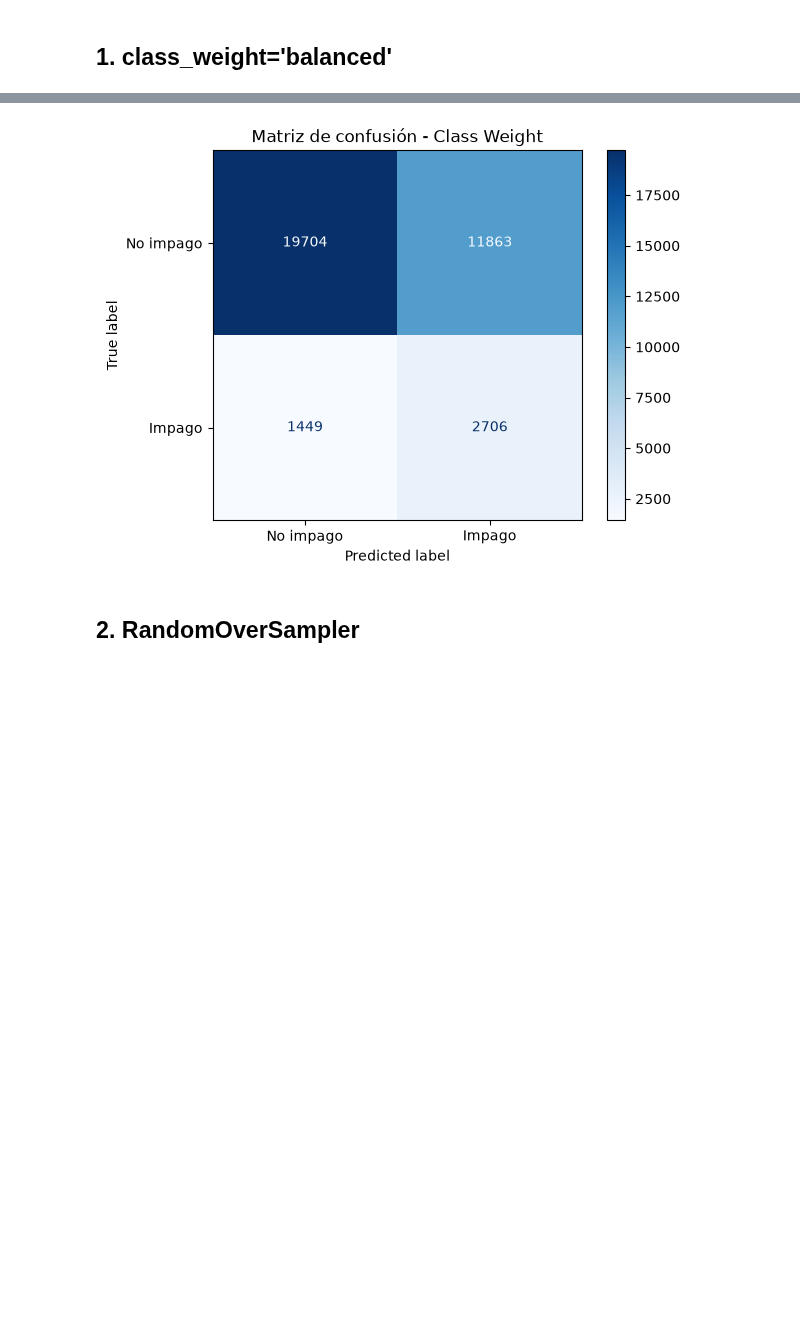
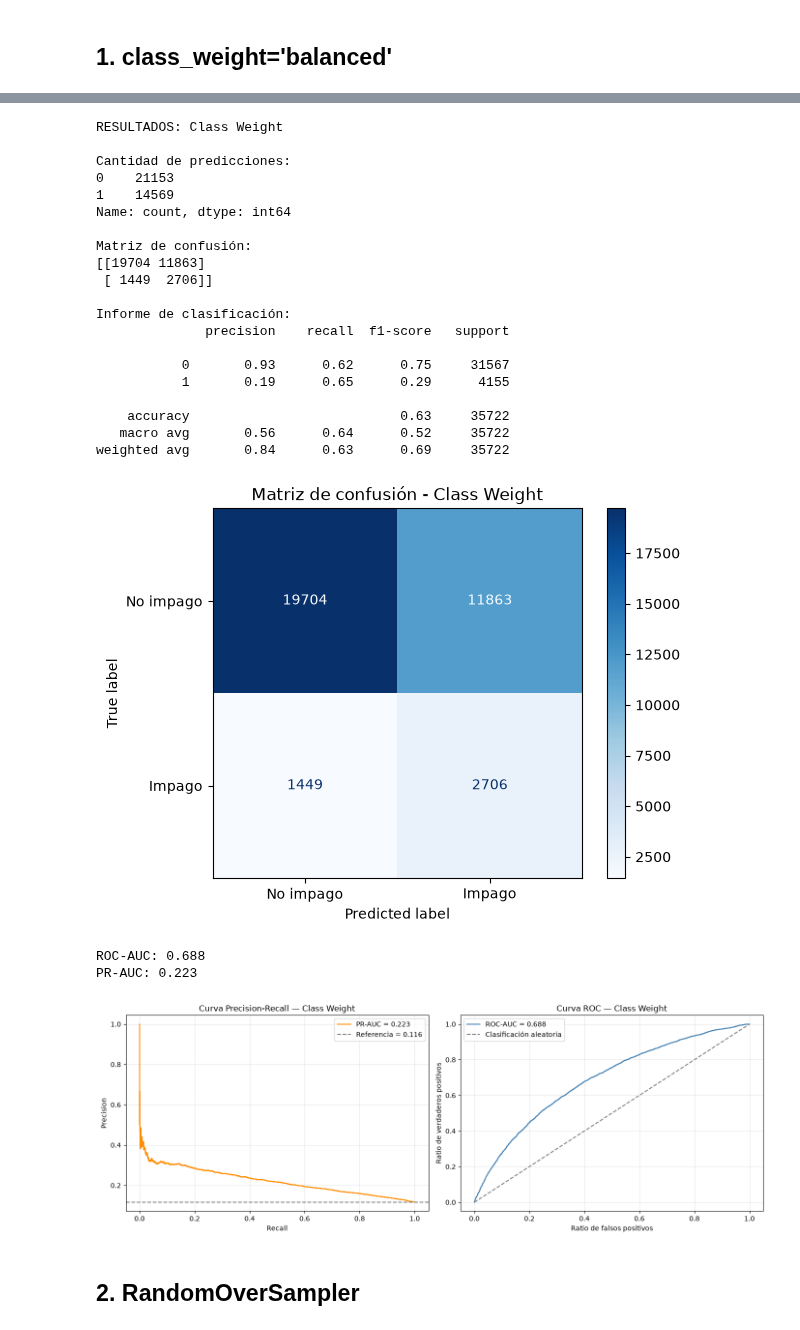
Before and after one commit to izarozubia-max/RETO5, a Jupyter notebook: prediccion_prima_balanceo.ipynb, the cells around one changed output, grey strips where cells are left out. Drawn from its saved outputs; the diff is of its cells as text; code cells hidden in the pictures; blank space fills up the shorter version.

Commit message:
Continuación del modelo

```diff
--- a/prediccion_prima_balanceo.ipynb
+++ b/prediccion_prima_balanceo.ipynb
@@ -239,24 +243,3 @@ scaler = StandardScaler()
 
 X_train_scaled = scaler.fit_transform(X_train)
 X_test_scaled = scaler.transform(X_test)
-# %%
-# Función para evaluar las métricas
-def evaluar_modelo(modelo, X_test, y_test):
-
-    prediccion = modelo.predict(X_test)
-    probabilidad = modelo.predict_proba(X_test)[:, 1]
-
-    print("Cantidad de predicciones:")
-    print(pd.Series(prediccion).value_counts())
-
-    print("Matriz de confusión:")
-    print(confusion_matrix(y_test, prediccion))
-
-    print("\nInforme de clasificación:")
-    print(classification_report(y_test, prediccion))
-
-    print("ROC-AUC:", round(roc_auc_score(y_test, probabilidad), 3))
-    print(
-        "PR-AUC:",
-        round(average_precision_score(y_test, probabilidad), 3)
-    )
@@ -372,18 +455,35 @@ PR-AUC: 0.223
-# %%
-pred_class_weight = modelo_class_weight.predict(X_test_scaled)
-
-ConfusionMatrixDisplay.from_predictions(
-    y_test,
-    pred_class_weight,
-    display_labels=['No impago', 'Impago'],
-    cmap='Blues',
-    values_format='d'
-)
-
-plt.title("Matriz de confusión - Class Weight")
-plt.show()
-# %% [output]
-[figure, removed]
+# %%
+tabla_pr_class, tabla_roc_class = evaluar_modelo(
+    modelo_class_weight,
+    X_test_scaled,
+    y_test,
+    nombre_modelo="Class Weight"
+)
+# %% [output]
+RESULTADOS: Class Weight
+
+Cantidad de predicciones:
+0    21153
+1    14569
+Name: count, dtype: int64
+
+Matriz de confusión:
+[[19704 11863]
+ [ 1449  2706]]
+
+Informe de clasificación:
+              precision    recall  f1-score   support
+
+           0       0.93      0.62      0.75     31567
+           1       0.19      0.65      0.29      4155
+
+    accuracy                           0.63     35722
+   macro avg       0.56      0.64      0.52     35722
+weighted avg       0.84      0.63      0.69     35722
+[figure, added]
+ROC-AUC: 0.688
+PR-AUC: 0.223
+[figure, added]
 # %% [markdown]
 ## 2. RandomOverSampler
 # %% [markdown]
```
Also changed, not shown: parts of 17 cells of this notebook.
